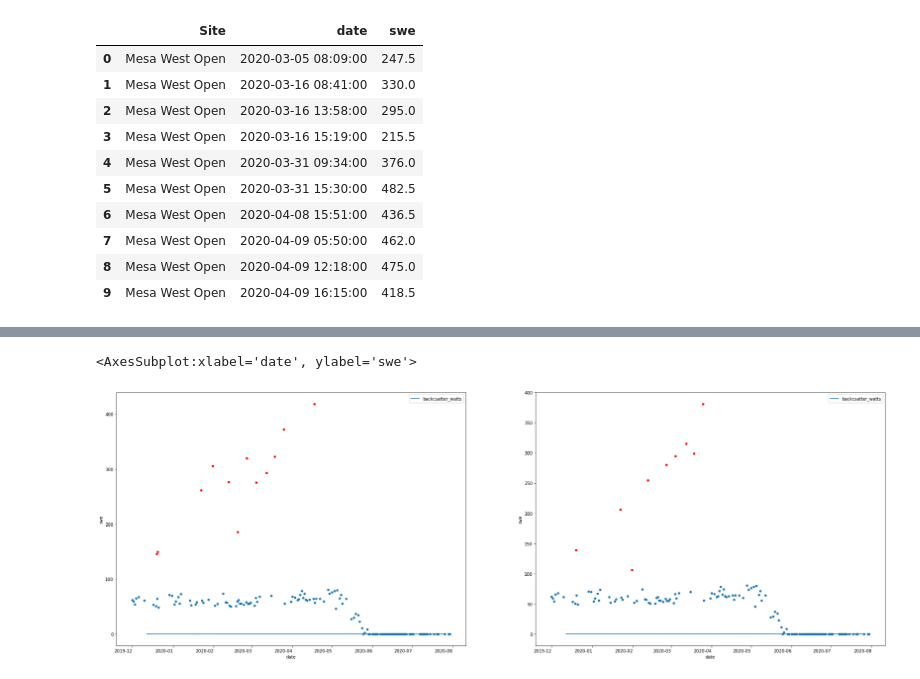
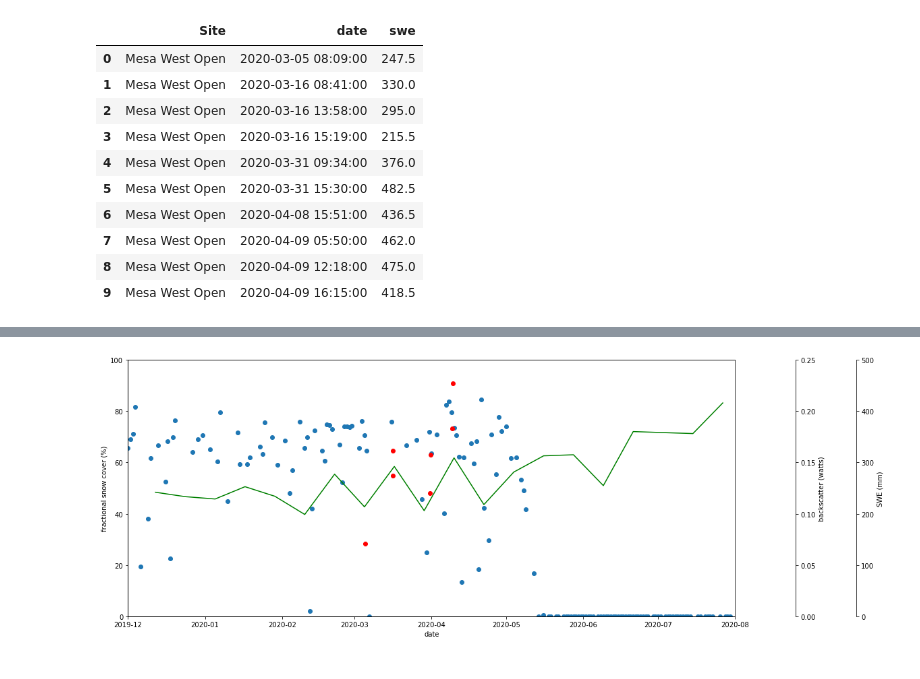
Before and after one commit to snowex-hackweek/snowmelt-timing, a Jupyter notebook: contributors/lila/lila_modis_notebook.ipynb, the cells around one changed output, grey strips where cells are left out. Cells and saved outputs as stored; diff of their text form; code cells hidden in the pictures.

```diff
--- a/contributors/lila/lila_modis_notebook.ipynb
+++ b/contributors/lila/lila_modis_notebook.ipynb
@@ -185,15 +196,32 @@ mesa_west_snowpits_trees.plot.scatter(ax=axes[1], x='date', y='swe', c='r')
-# %%
-#plot county line
-
-fig, axes = plt.subplots(nrows=1, ncols=2, figsize=(32, 12), sharex=False)
-
-county_line_modis.plot.scatter(ax=axes[0], x='date', y='NDSI_Snow_Cover')
-county_line_sentinel_open.plot(ax=axes[0], x='date', y='backcsatter_watts')
-county_line_snowpits_open.plot.scatter(ax=axes[0], x='date', y='swe', c='r')
-
-county_line_modis.plot.scatter(ax=axes[1], x='date', y='NDSI_Snow_Cover')
-county_line_sentinel_trees.plot(ax=axes[1], x='date', y='backcsatter_watts')
-county_line_snowpits_trees.plot.scatter(ax=axes[1], x='date', y='swe', c='r')
-# %% [output]
-<AxesSubplot:xlabel='date', ylabel='swe'>
-[figure, removed]
+# %%
+#plot mesa west trees
+
+fig, ax = plt.subplots(figsize=(20,7))
+fig.subplots_adjust(right=0.75)
+
+mesa_west_trees_twin1 = ax.twinx()
+mesa_west_trees_twin2 = ax.twinx()
+
+mesa_west_trees_twin1.spines.right.set_position(("axes", 1.1))
+mesa_west_trees_twin2.spines.right.set_position(("axes", 1.2))
+
+mt_m = ax.scatter(mesa_west_modis['date'], mesa_west_modis['NDSI_Snow_Cover'])
+mt_s, = mesa_west_trees_twin1.plot(mesa_west_sentinel_trees['date'], mesa_west_sentinel_trees['backcsatter_watts'], "g-")
+mt_sp = mesa_west_trees_twin2.scatter(pd.to_datetime(mesa_west_snowpits_trees['date']), mesa_west_snowpits_trees['swe'], c='red')
+
+ax.set_xlim([datetime.strptime('2019-12-01', '%Y-%m-%d'), datetime.strptime('2020-08-01', '%Y-%m-%d')])
+mesa_west_trees_twin1.set_xlim([datetime.strptime('2019-12-01', '%Y-%m-%d'), datetime.strptime('2020-08-01', '%Y-%m-%d')])
+mesa_west_trees_twin2.set_xlim([datetime.strptime('2019-12-01', '%Y-%m-%d'), datetime.strptime('2020-08-01', '%Y-%m-%d')])
+
+ax.set_ylim(0, 100)
+mesa_west_trees_twin1.set_ylim(0, 0.25)
+mesa_west_trees_twin2.set_ylim(0, 500)
+
+ax.set_ylabel('fractional snow cover (%)')
+ax.set_xlabel('date')
+mesa_west_trees_twin1.set_ylabel('backscatter (watts)')
+mesa_west_trees_twin2.set_ylabel('SWE (mm)')
+
+plt.savefig('mesa_west_trees.png', pad_inches=2, facecolor='white')
+# %% [output]
+[figure, added]
```
Also changed, not shown: parts of 8 cells of this notebook.
